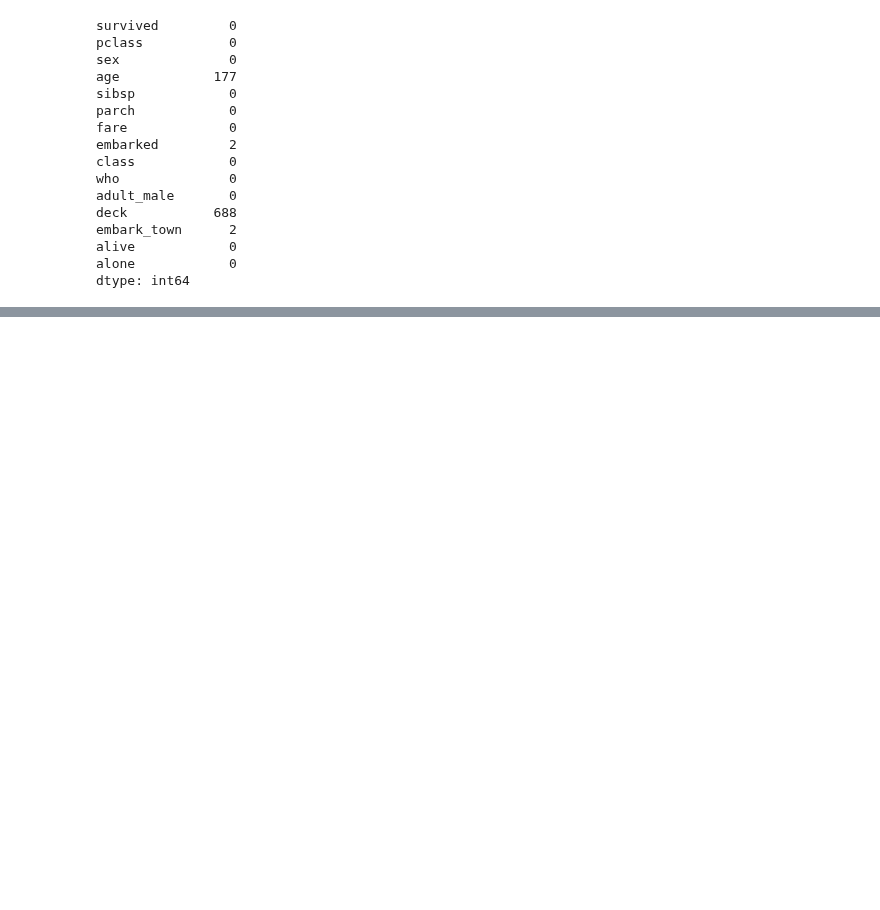
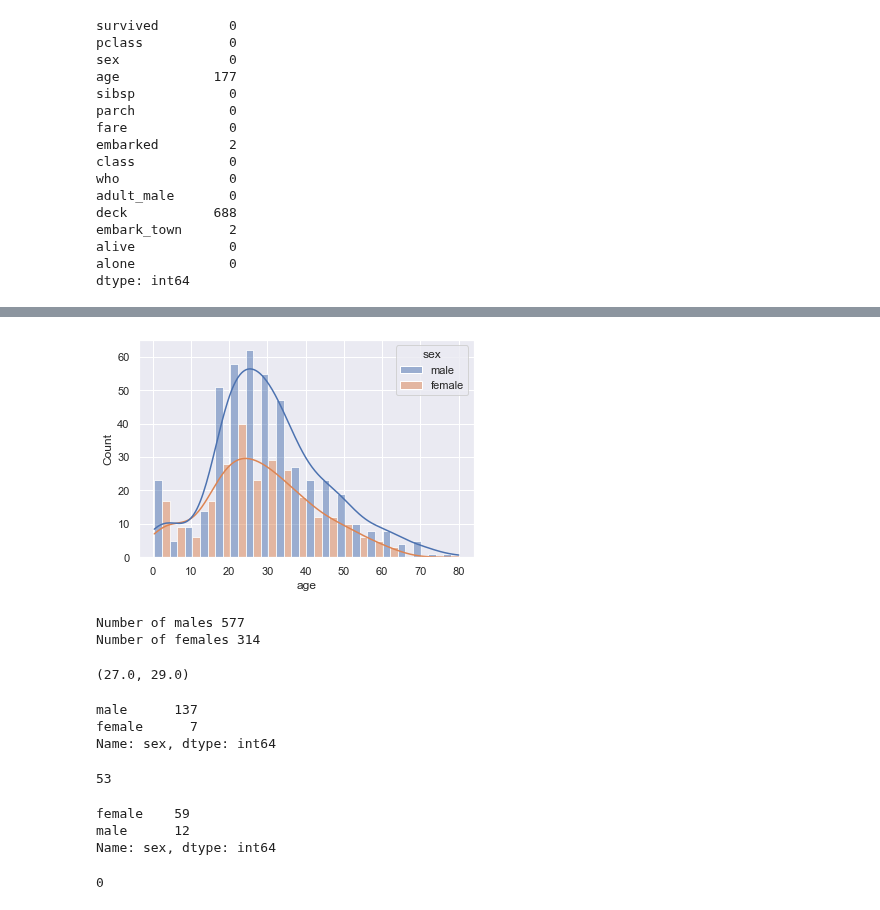
Before and after one commit to yuna-liu/Databehandling-Yuna-Liu, a Jupyter notebook: Code-alongs/L1_missning-aggregation.ipynb, the cells around one changed output, grey strips where cells are left out. Cells and saved outputs as stored; diff of their text form; code cells hidden in the pictures; blank space fills up the shorter version.

Commit message:
fillna(median)

```diff
--- a/Code-alongs/L1_missning-aggregation.ipynb
+++ b/Code-alongs/L1_missning-aggregation.ipynb
@@ -230,0 +231,42 @@ sns.histplot(data=titanic, x="age", kde=True, hue="sex", alpha=.3) #kde:kernel d
+# %%
+sns.histplot(data=titanic, x="age", kde=True, hue="sex", multiple="dodge")
+sns.set_theme()
+# %% [output]
+[figure, added]
+# %%
+# talked to a titanic historian (not a real historian)
+# this dude says: use median age of corresponding gender to fill in ages
+
+print(f"Number of males {np.sum(titanic['sex'] == 'male')}")
+print(f"Number of females {np.sum(titanic['sex'] == 'female')}")
+
+median_male_age = titanic.loc[titanic["sex"] == "male", "age"].median()
+median_female_age = titanic.loc[titanic["sex"] == "female", "age"].median()
+
+median_female_age, median_male_age
+# %% [output]
+Number of males 577
+Number of females 314
+(27.0, 29.0)
+# %%
+titanic.loc[titanic["sex"]=="male", "age"] = titanic.loc[titanic["sex"]=="male", "age"].fillna(median_male_age)
+titanic.loc[titanic["age"]==29, "sex"].value_counts()
+# %% [output]
+male      137
+female      7
+Name: sex, dtype: int64
+# %%
+titanic.isnull().sum()["age"]
+# %% [output]
+53
+# %%
+titanic.loc[titanic["sex"]=="female", "age"]=titanic.loc[titanic["sex"]=="female", "age"].fillna(median_female_age)
+titanic.loc[titanic["age"]==27, "sex"].value_counts()
+# %% [output]
+female    59
+male      12
+Name: sex, dtype: int64
+# %%
+titanic.isnull().sum().age
+# %% [output]
+0
```
Also changed, not shown: parts of 2 cells of this notebook.
